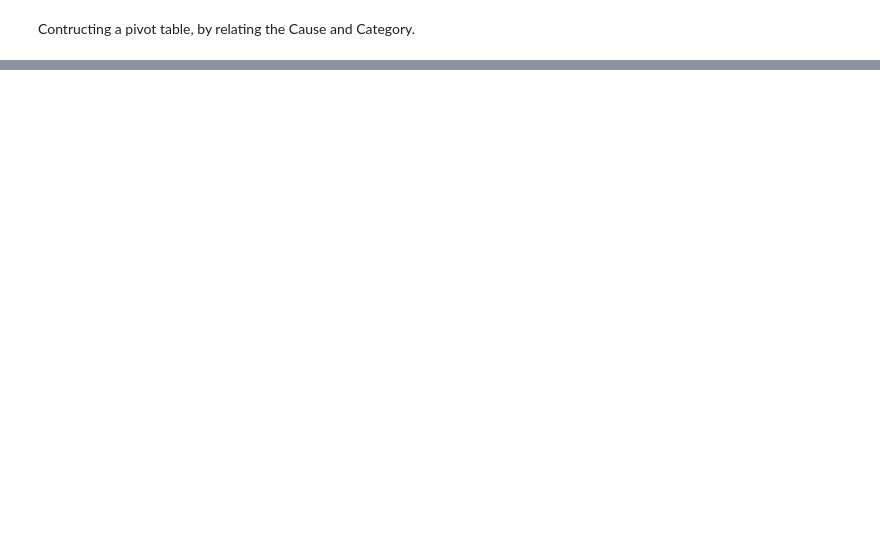
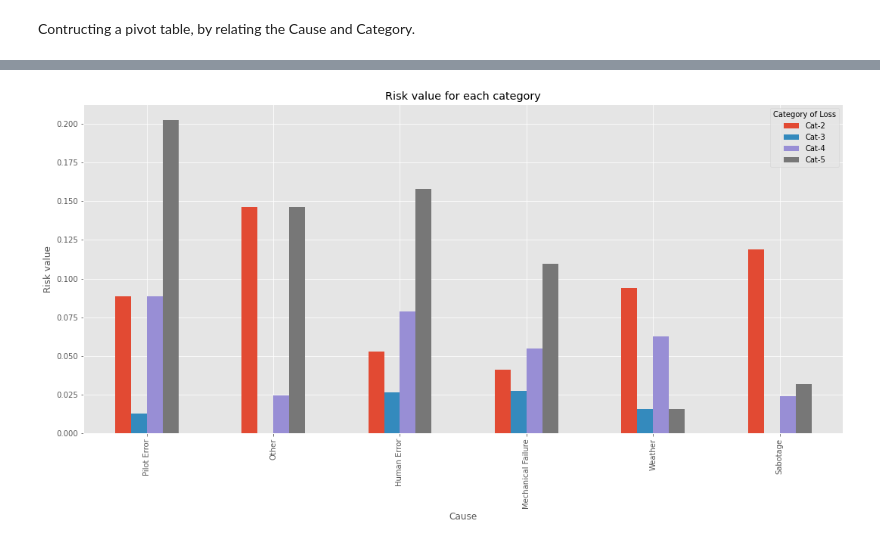
Before and after one commit to svkumar5950/boeing737, a Jupyter notebook: 1_Boeing737_Analysis_Report.ipynb, the cells around one changed output, grey strips where cells are left out. Cells and saved outputs as stored; diff of their text form; code cells hidden in the pictures; blank space fills up the shorter version.

Commit message:
Started the risk analysis for each continent

```diff
--- a/1_Boeing737_Analysis_Report.ipynb
+++ b/1_Boeing737_Analysis_Report.ipynb
@@ -391,0 +376,6 @@ Name: Category, dtype: int64
+# %%
+# Total number of accidents in each category.
+cat_risk = source_sht_sort.groupby(['Cause', 'Category'])['Category'].count()
+cat_ptab = tab_generator(cat_risk, 'Category of Loss')
+cat_ptab.index.name = 'Cause'
+cat_ptab
@@ -391,0 +402,3 @@ Name: Category, dtype: int64
+# %%
+pj = (cat_ptab.T / prob_per_cause_flight).T
+pj
@@ -391,0 +419,10 @@ Name: Category, dtype: int64
+# %%
+pj.sort_values(by='Cat-1').iloc[2:-3].\
+            filter(items=(['Cat-2', 'Cat-3', 'Cat-4', 'Cat-5'])).\
+            plot(kind='bar', figsize=(18,8))
+
+plt.ylabel('Risk value')
+plt.title('Risk value for each category')
+plt.show()
+# %% [output]
+[figure, added]
```
Also changed, not shown: parts of 24 cells of this notebook.
